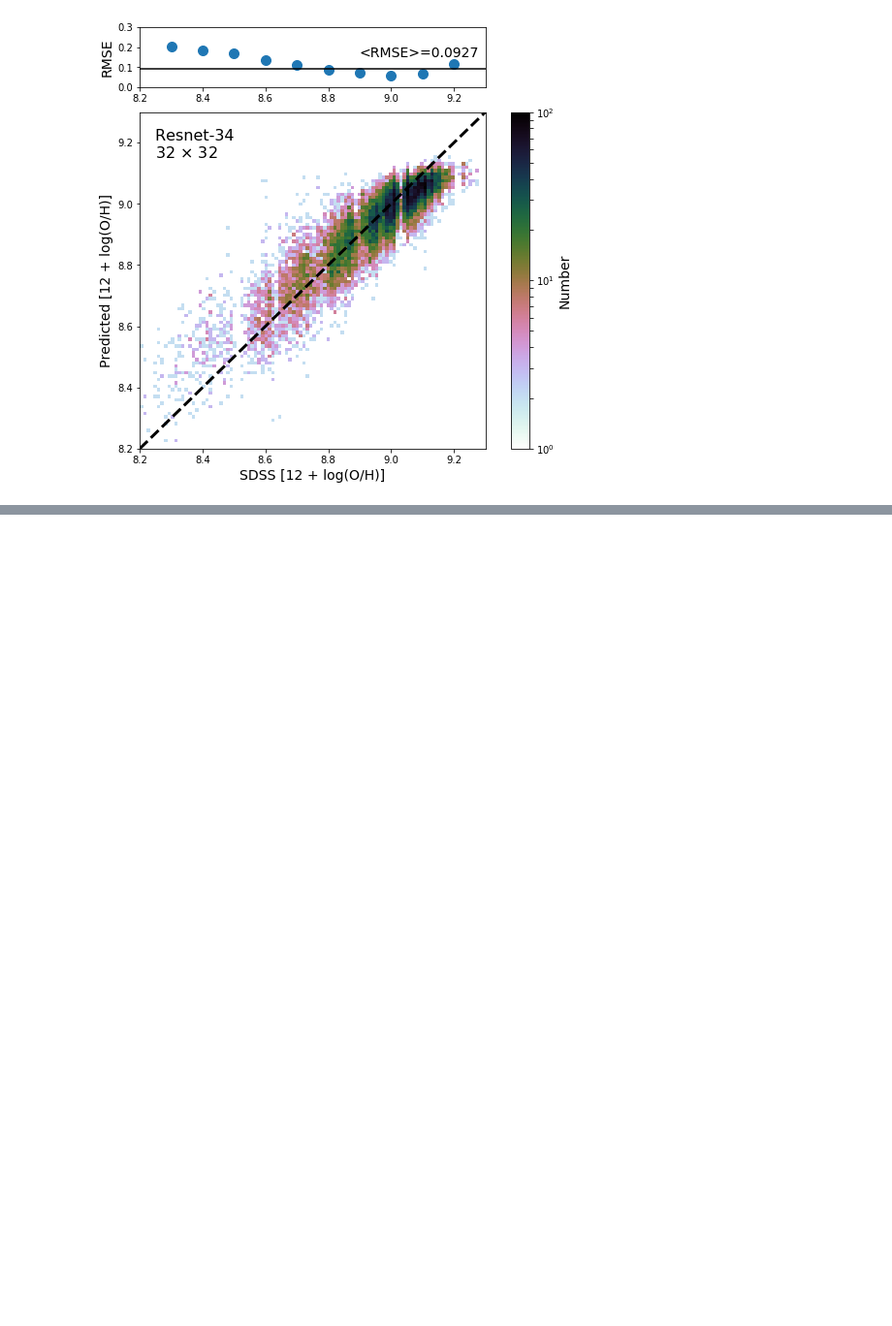
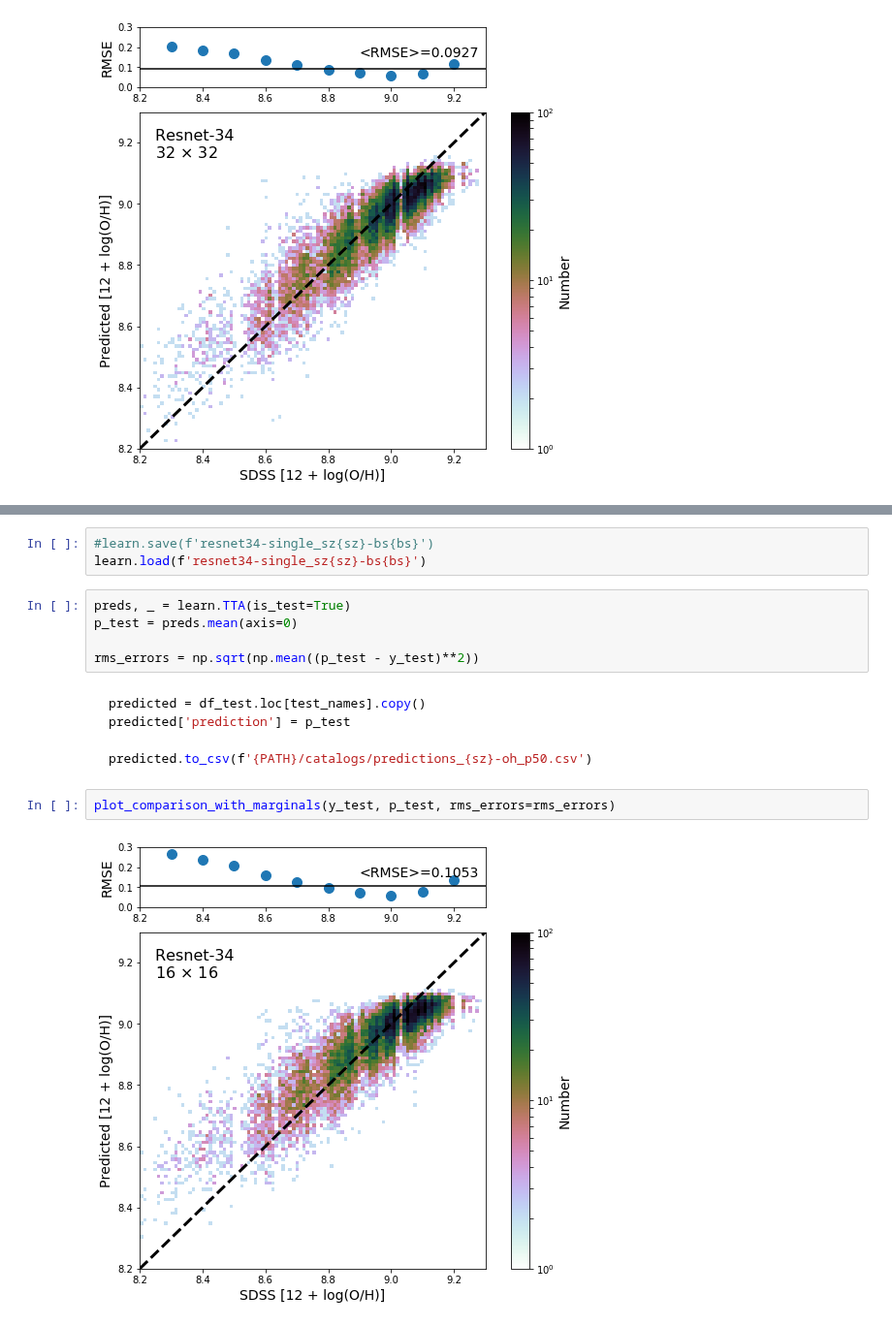
Before and after one commit to jwuphysics/galaxy-cnns, a Jupyter notebook: notebook/10. The effects of resolution.ipynb, the cells around one changed output, grey strips where cells are left out. Shown at 97% size. Drawn from its saved outputs; the diff is of its cells as text; blank space fills up the shorter version.

Commit message:
save out results from resolutions ranging from 1 to 128 pixels

````diff
--- a/notebook/10. The effects of resolution.ipynb
+++ b/notebook/10. The effects of resolution.ipynb
@@ -496,0 +553,19 @@ plot_comparison_with_marginals(y_test, p_test, rms_errors=rms_errors)
+# %%
+#learn.save(f'resnet34-single_sz{sz}-bs{bs}')
+learn.load(f'resnet34-single_sz{sz}-bs{bs}')
+# %%
+preds, _ = learn.TTA(is_test=True)
+p_test = preds.mean(axis=0)
+
+rms_errors = np.sqrt(np.mean((p_test - y_test)**2))
+# %% [markdown]
+```python
+predicted = df_test.loc[test_names].copy()
+predicted['prediction'] = p_test
+
+predicted.to_csv(f'{PATH}/catalogs/predictions_{sz}-oh_p50.csv')
+```
+# %%
+plot_comparison_with_marginals(y_test, p_test, rms_errors=rms_errors)
+# %% [output]
+[figure, added]
````
Also changed, not shown: parts of 41 cells of this notebook, 8 other files.
